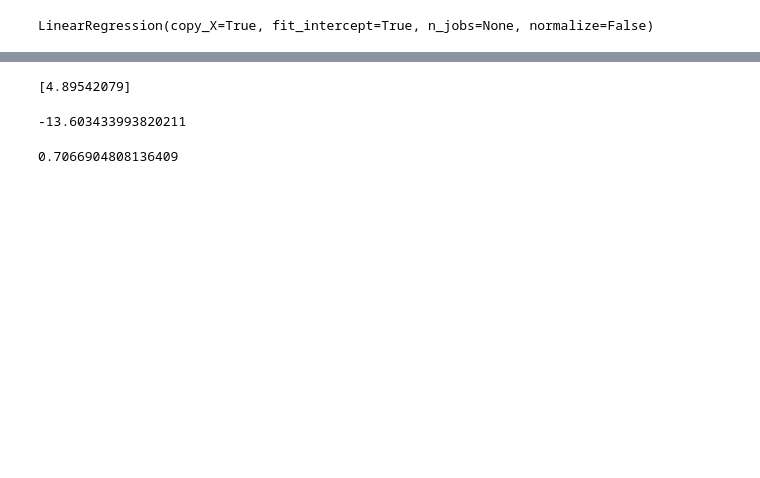
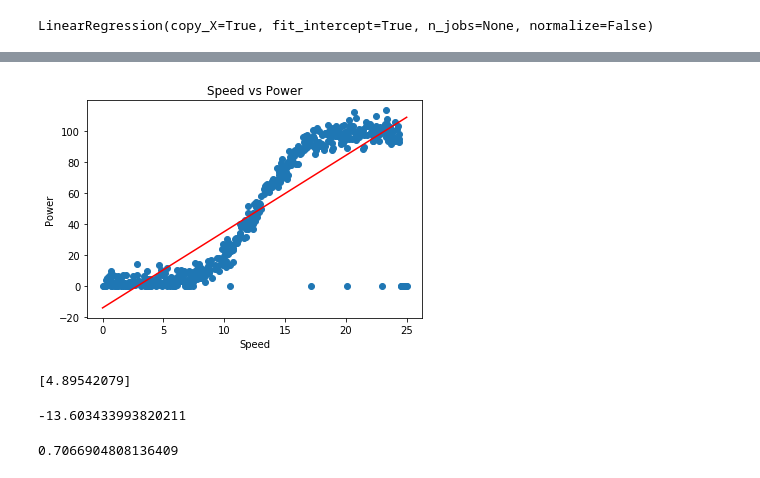
Before and after one commit to Willie2511/Data_Analysis_Project, a Jupyter notebook: Data_Project.ipynb, the cells around one changed output, grey strips where cells are left out. Cells and saved outputs as stored; diff of their text form; code cells hidden in the pictures; blank space fills up the shorter version.

```diff
--- a/Data_Project.ipynb
+++ b/Data_Project.ipynb
@@ -132,3 +136,12 @@ array([ 10.40860499,  48.63205052,  57.32631785,  96.16169099,
+# %%
+plt.scatter(X, Y)
+plt.plot(X, Y_pred, color='red')
+plt.title('Speed vs Power')
+plt.xlabel('Speed')
+plt.ylabel('Power')
+plt.show()
+# %% [output]
+[figure, added]
 # %%
 # Calculate the coefficients
 print(regressor.coef_)
```
Also changed, not shown: parts of 34 cells of this notebook.
